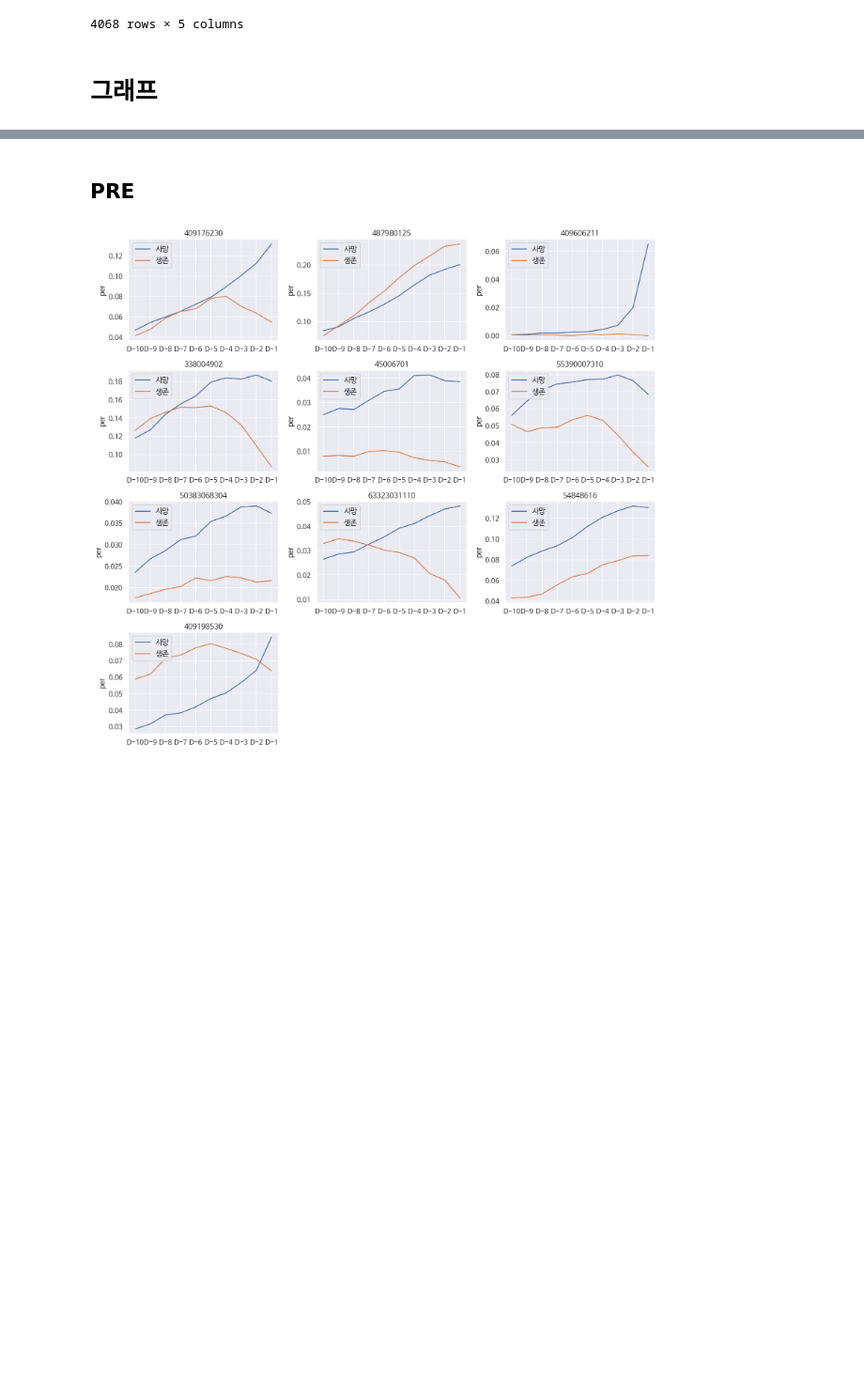
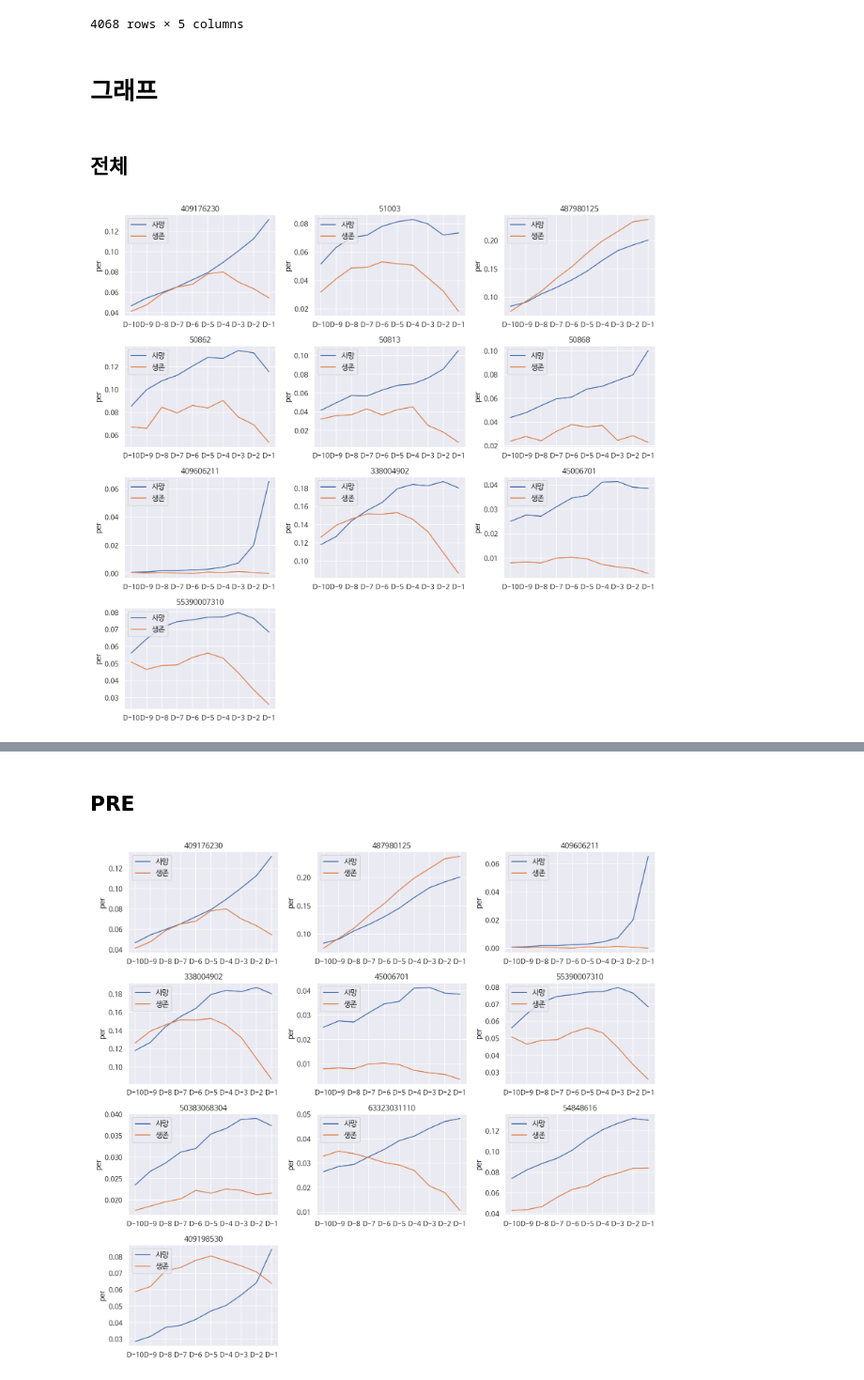
Before and after one commit to limeorange/MIMIC_Research, a Jupyter notebook: 16-1 Method 1 - Entropy 추가.ipynb, the cells around one changed output, grey strips where cells are left out. Shown at 94% size. Cells and saved outputs as stored; diff of their text form; code cells hidden in the pictures; blank space fills up the shorter version.

```diff
--- a/16-1 Method 1 - Entropy 추가.ipynb
+++ b/16-1 Method 1 - Entropy 추가.ipynb
@@ -322,3 +322,10 @@ for i in m1_feature:
         PRE_list.append(i)
     else:
         PRO_list.append(i)
+# %% [markdown]
+## 전체
+# %%
+# 상위 10개 - 일관성 높은 사망 관련 feature
+absum(m1_feature,m1_feature[:10])
+# %% [output]
+[figure, added]
```
Also changed, not shown: parts of 1 cell of this notebook.
